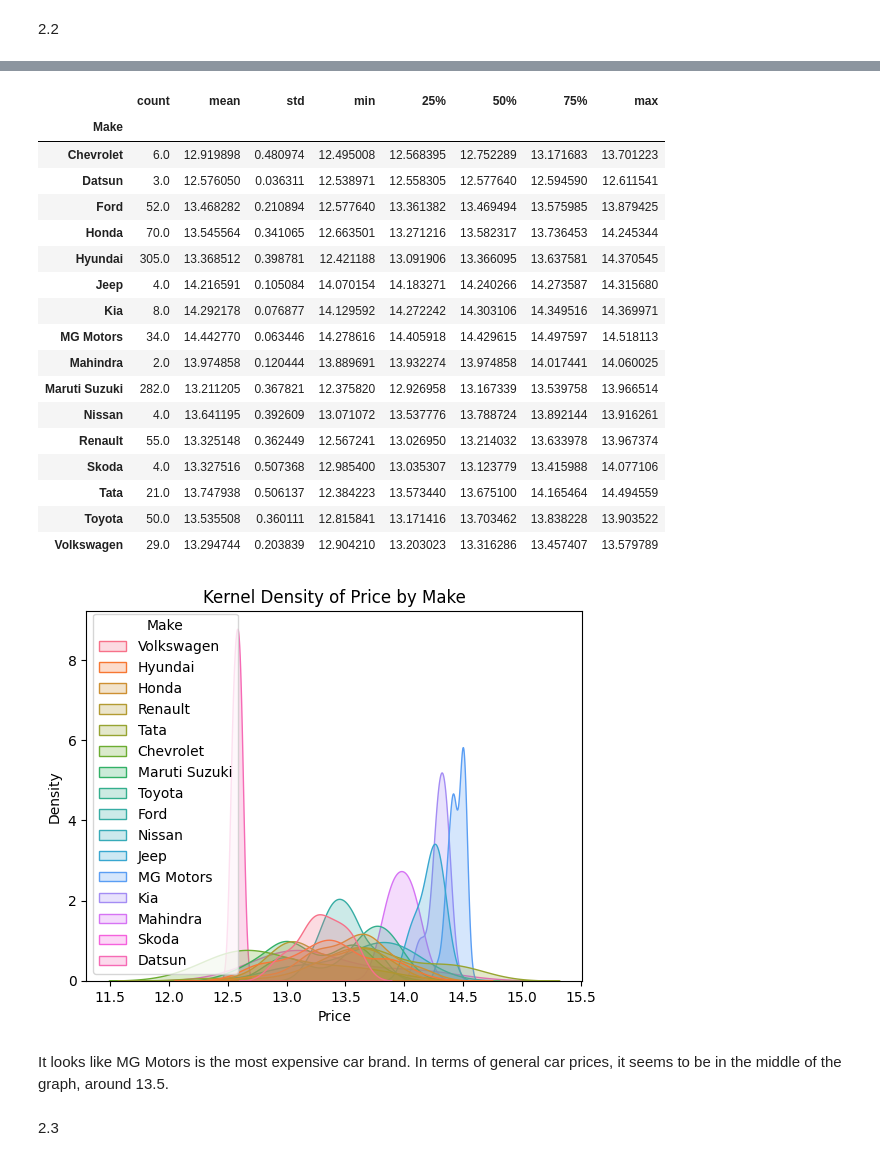
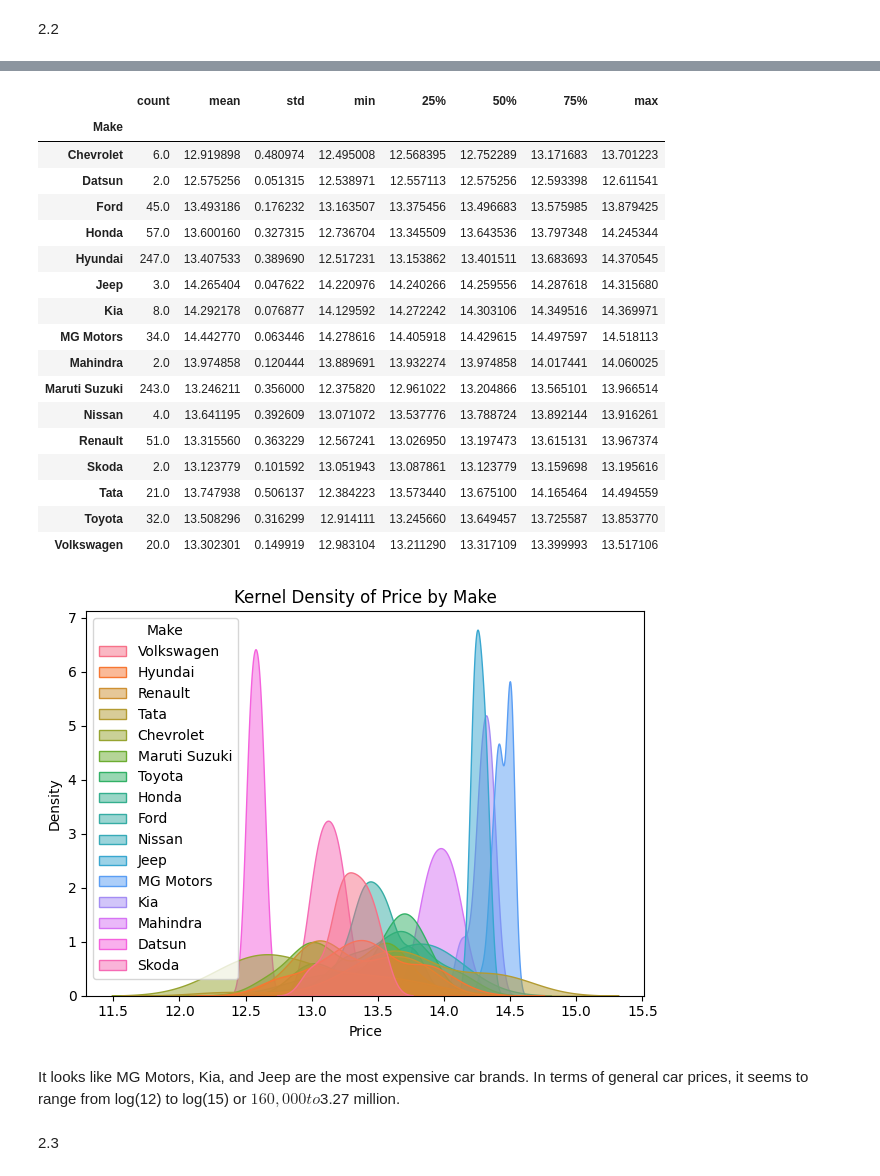
Before and after one commit to mchen899923/linear_models_assignment, a Jupyter notebook: assignment.ipynb, the cells around one changed output, grey strips where cells are left out. Drawn from its saved outputs; the diff is of its cells as text; code cells hidden in the pictures.

```diff
--- a/assignment.ipynb
+++ b/assignment.ipynb
@@ -79,3 +79,7 @@ Data columns (total 12 columns):
 max    976.000000  2022.000000  99495.000000          8.000000  2.941000e+06
 # %%
 cars_df = cars_df.dropna() #Dropped NA values
+# %%
+cars_df["No_of_Owners"]= cars_df["No_of_Owners"].str.replace(r"\D+", "", regex=True).astype(int) #Remove words/symbols and only keep numbers, turning them to integers
+
+display(cars_df.dtypes)
@@ -133,36 +162,37 @@ cars_df[var].plot.density() #kernel_density plot
 # %%
-descriptions_by_make = cars_df.groupby("Make")["Price"].describe() #description of Price conditional on Make
+descriptions_by_make = cars_df.groupby("Make")["Price"].describe() #Description of Price conditional on Make
 descriptions_by_make
 # %% [output]
 |  | count | mean | std | min | 25% | 50% | 75% | max |
 | Make |  |  |  |  |  |  |  |  |
 | Chevrolet | 6.0 | 12.919898 | 0.480974 | 12.495008 | 12.568395 | 12.752289 | 13.171683 | 13.701223 |
-| Datsun | 3.0 | 12.576050 | 0.036311 | 12.538971 | 12.558305 | 12.577640 | 12.594590 | 12.611541 |
-| Ford | 52.0 | 13.468282 | 0.210894 | 12.577640 | 13.361382 | 13.469494 | 13.575985 | 13.879425 |
-| Honda | 70.0 | 13.545564 | 0.341065 | 12.663501 | 13.271216 | 13.582317 | 13.736453 | 14.245344 |
-| Hyundai | 305.0 | 13.368512 | 0.398781 | 12.421188 | 13.091906 | 13.366095 | 13.637581 | 14.370545 |
-| Jeep | 4.0 | 14.216591 | 0.105084 | 14.070154 | 14.183271 | 14.240266 | 14.273587 | 14.315680 |
+| Datsun | 2.0 | 12.575256 | 0.051315 | 12.538971 | 12.557113 | 12.575256 | 12.593398 | 12.611541 |
+| Ford | 45.0 | 13.493186 | 0.176232 | 13.163507 | 13.375456 | 13.496683 | 13.575985 | 13.879425 |
+| Honda | 57.0 | 13.600160 | 0.327315 | 12.736704 | 13.345509 | 13.643536 | 13.797348 | 14.245344 |
+| Hyundai | 247.0 | 13.407533 | 0.389690 | 12.517231 | 13.153862 | 13.401511 | 13.683693 | 14.370545 |
+| Jeep | 3.0 | 14.265404 | 0.047622 | 14.220976 | 14.240266 | 14.259556 | 14.287618 | 14.315680 |
 | Kia | 8.0 | 14.292178 | 0.076877 | 14.129592 | 14.272242 | 14.303106 | 14.349516 | 14.369971 |
 | MG Motors | 34.0 | 14.442770 | 0.063446 | 14.278616 | 14.405918 | 14.429615 | 14.497597 | 14.518113 |
 | Mahindra | 2.0 | 13.974858 | 0.120444 | 13.889691 | 13.932274 | 13.974858 | 14.017441 | 14.060025 |
-| Maruti Suzuki | 282.0 | 13.211205 | 0.367821 | 12.375820 | 12.926958 | 13.167339 | 13.539758 | 13.966514 |
+| Maruti Suzuki | 243.0 | 13.246211 | 0.356000 | 12.375820 | 12.961022 | 13.204866 | 13.565101 | 13.966514 |
 | Nissan | 4.0 | 13.641195 | 0.392609 | 13.071072 | 13.537776 | 13.788724 | 13.892144 | 13.916261 |
-| Renault | 55.0 | 13.325148 | 0.362449 | 12.567241 | 13.026950 | 13.214032 | 13.633978 | 13.967374 |
-| Skoda | 4.0 | 13.327516 | 0.507368 | 12.985400 | 13.035307 | 13.123779 | 13.415988 | 14.077106 |
+| Renault | 51.0 | 13.315560 | 0.363229 | 12.567241 | 13.026950 | 13.197473 | 13.615131 | 13.967374 |
+| Skoda | 2.0 | 13.123779 | 0.101592 | 13.051943 | 13.087861 | 13.123779 | 13.159698 | 13.195616 |
 | Tata | 21.0 | 13.747938 | 0.506137 | 12.384223 | 13.573440 | 13.675100 | 14.165464 | 14.494559 |
-| Toyota | 50.0 | 13.535508 | 0.360111 | 12.815841 | 13.171416 | 13.703462 | 13.838228 | 13.903522 |
-| Volkswagen | 29.0 | 13.294744 | 0.203839 | 12.904210 | 13.203023 | 13.316286 | 13.457407 | 13.579789 |
+| Toyota | 32.0 | 13.508296 | 0.316299 | 12.914111 | 13.245660 | 13.649457 | 13.725587 | 13.853770 |
+| Volkswagen | 20.0 | 13.302301 | 0.149919 | 12.983104 | 13.211290 | 13.317109 | 13.399993 | 13.517106 |
 # %%
-sns.kdeplot(data = cars_df, x = "Price", hue = "Make", fill = True, common_norm = False)
+sns.kdeplot(data = cars_df, x = "Price", hue = "Make", fill = True, common_norm = False, alpha = 0.5) #generate plot
 
 plt.title("Kernel Density of Price by Make")
 plt.xlabel("Price")
 plt.ylabel("Density")
+plt.tight_layout()
 plt.show()
 # %% [output]
-[figure, old version]
+[figure, new version]
 # %% [markdown]
-It looks like MG Motors is the most expensive car brand. In terms of general car prices, it seems to be in the middle of the graph, around 13.5.
+It looks like MG Motors, Kia, and Jeep are the most expensive car brands. In terms of general car prices, it seems to range from log(12) to log(15) or $160,000 to $3.27 million.
 # %% [markdown]
 2.3
 # %%
```
Also changed, not shown: parts of 32 cells of this notebook.
